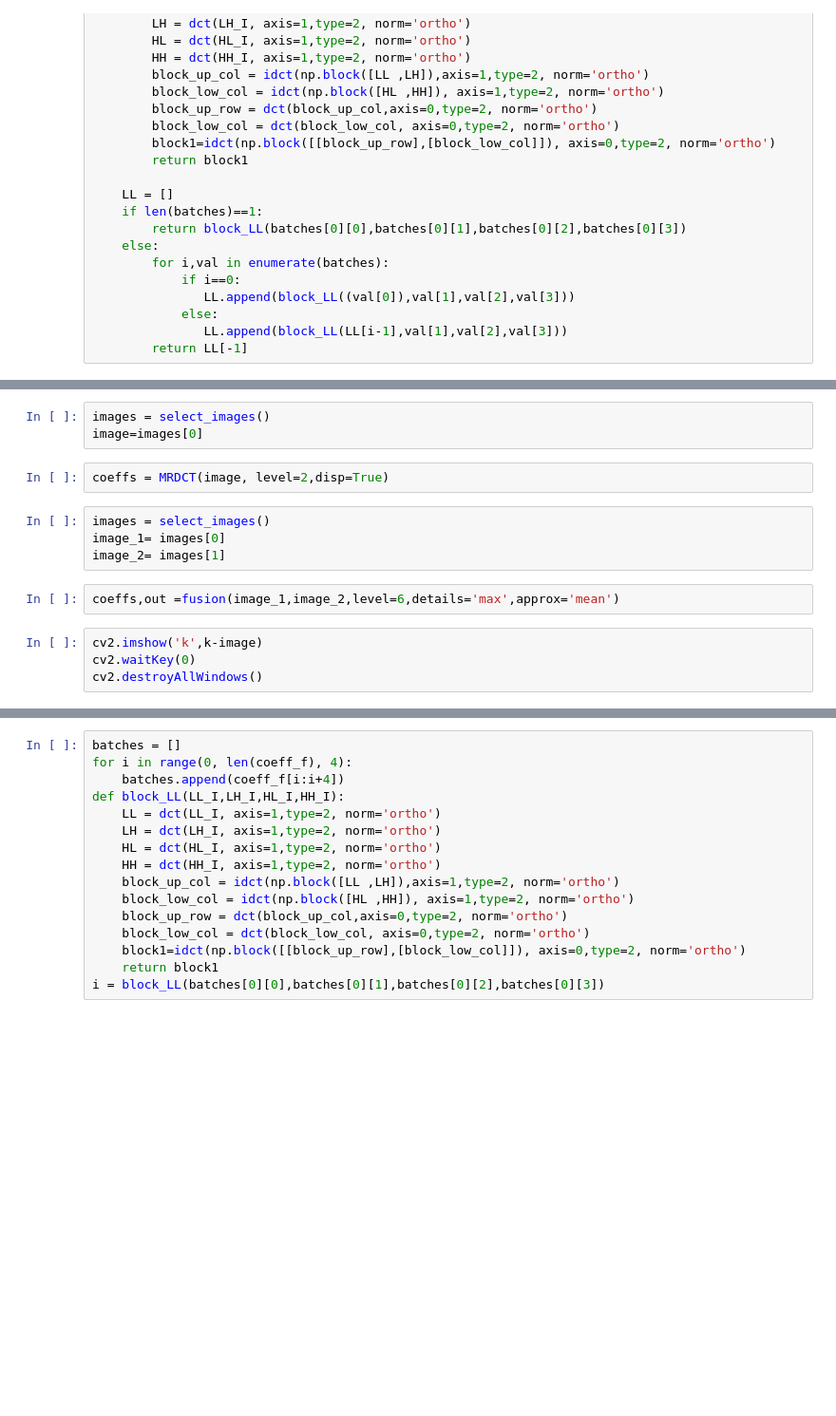
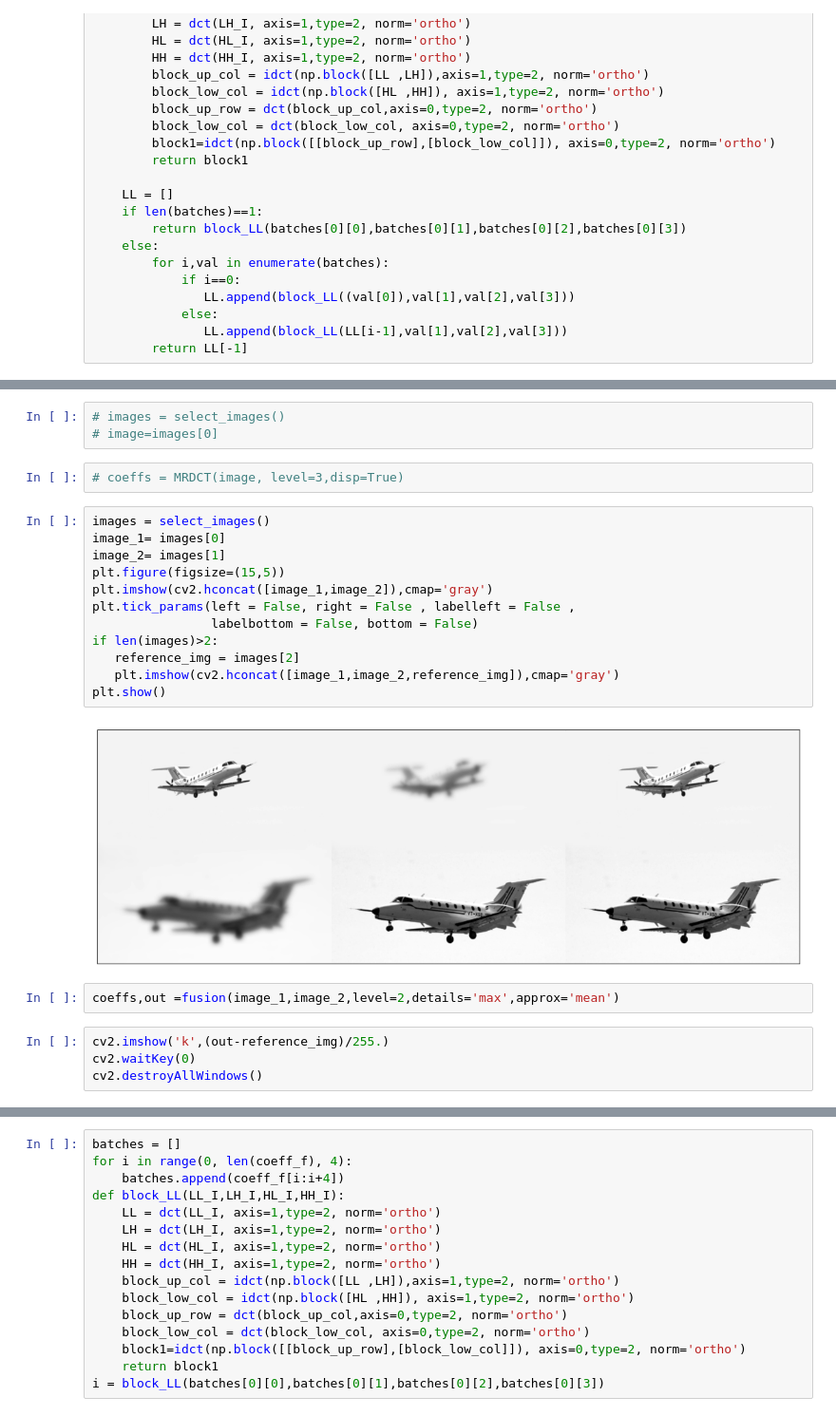
Before and after one commit to deamon312/image-processing, a Jupyter notebook: Project 1/Code/DCT Image Fusion Techniques.ipynb, the cells around one changed output, grey strips where cells are left out. Shown: that part at 95% size. Saved outputs shown, nothing was run; the diff lists cells and outputs as text; blank space fills up the shorter version.

```diff
--- a/Project 1/Code/DCT Image Fusion Techniques.ipynb
+++ b/Project 1/Code/DCT Image Fusion Techniques.ipynb
@@ -220,18 +222,28 @@ def fusion(img_1,img_2,level=2,details='min',approx ='mean'):
     cv2.destroyAllWindows()
     return coeff ,IMRDCT_FUSION
 # %%
-images = select_images()
-image=images[0]
+# images = select_images()
+# image=images[0]
 # %%
-coeffs = MRDCT(image, level=2,disp=True)
+# coeffs = MRDCT(image, level=3,disp=True)
-# %%
-images = select_images()
-image_1= images[0]
-image_2= images[1]
+# %%
+images = select_images()
+image_1= images[0]
+image_2= images[1]
+plt.figure(figsize=(15,5))
+plt.imshow(cv2.hconcat([image_1,image_2]),cmap='gray')
+plt.tick_params(left = False, right = False , labelleft = False ,
+                labelbottom = False, bottom = False)
+if len(images)>2:
+   reference_img = images[2]
+   plt.imshow(cv2.hconcat([image_1,image_2,reference_img]),cmap='gray')
+plt.show()
+# %% [output]
+[figure, added]
 # %%
-coeffs,out =fusion(image_1,image_2,level=6,details='max',approx='mean')
+coeffs,out =fusion(image_1,image_2,level=2,details='max',approx='mean')
 # %%
-cv2.imshow('k',k-image)
+cv2.imshow('k',(out-reference_img)/255.)
 cv2.waitKey(0)
 cv2.destroyAllWindows()
 # %%
```
Also changed, not shown: parts of 8 cells of this notebook, 12 other files.
